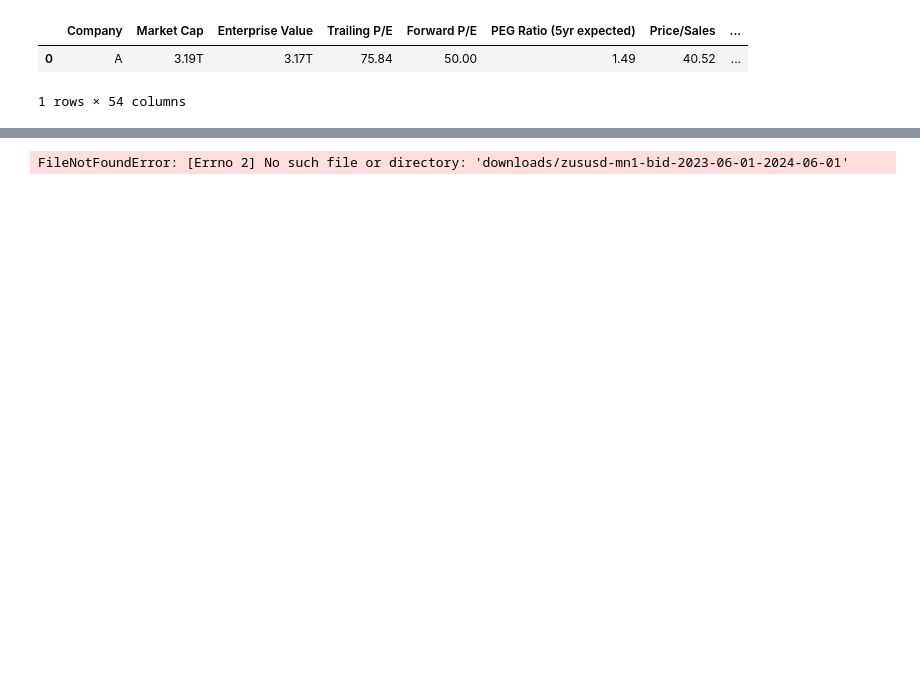
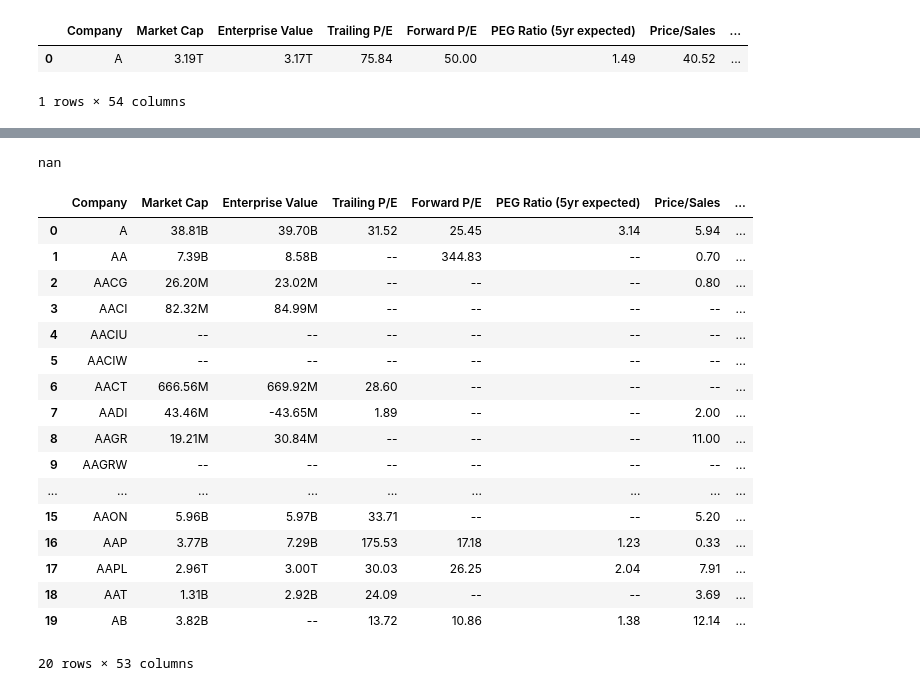
Before and after one commit to DebraBeat/stock_project, a Jupyter notebook: stock_project.ipynb, the cells around one changed output, grey strips where cells are left out. Saved outputs shown, nothing was run; the diff lists cells and outputs as text; code cells hidden in the pictures; blank space fills up the shorter version.

Commit message:
Consolidated all stock price data into single (long form) DataFrame Wrote method to convert string format of dollars from yfinance into int

```diff
--- a/stock_project.ipynb
+++ b/stock_project.ipynb
@@ -304,4 +281,0 @@ npx dukascopy-node -i rumususd -f
-# %%
-df = pd.read_csv('downloads/zususd-mn1-bid-2023-06-01-2024-06-01')
-# %% [output]
-FileNotFoundError: [Errno 2] No such file or directory: 'downloads/zususd-mn1-bid-2023-06-01-2024-06-01'
@@ -307,0 +305,59 @@ FileNotFoundError: [Errno 2] No such file or directory: 'downloads/zususd-mn1-bi
+# %%
+def string_to_dollar(value: str) -> int:
+  pre_decimal = 0
+  post_decimal = 0
+  figures = {'K': 1000,
+             'M': 1000000,
+             'B': 1000000000,
+             'T': 1000000000000}
+  i = 0
+  j = 1
+
+  while i < len(value) and value[i].isnumeric():
+    pre_decimal = pre_decimal * 10 + int(value[i])
+    i += 1
+
+  while i < len(value) and not value[i].isalpha():
+    if value[i].isnumeric():
+      post_decimal += int(value[i]) / 10**j
+      j += 1
+    i += 1
+
+  if pre_decimal + post_decimal == 0:
+    return np.NaN
+
+  return (pre_decimal + post_decimal) * figures[value[i]]
+
+# TEST CASES:
+# print(string_to_dollar('666.56K')) Random one with K instead of M
+# print(string_to_dollar('38.81B')) A
+# print(string_to_dollar('7.39B')) AA
+# print(string_to_dollar('666.56M')) AACT
+# print(string_to_dollar('2.96T')) AAPL
+# print(string_to_dollar('--')) None fetched / avaliable
+# %% [output]
+nan
+# %%
+df = pd.read_csv('df.csv', index_col=0)
+df.drop(columns=['Unnamed: 0', 'Unnamed: 11'], inplace=True)
+df = df.convert_dtypes()
+df.head(20)
+# %% [output]
+|  | Company | Market Cap | Enterprise Value | Trailing P/E | Forward P/E | PEG Ratio (5yr expected) | Price/Sales | ... |
+| 0 | A | 38.81B | 39.70B | 31.52 | 25.45 | 3.14 | 5.94 | ... |
+| 1 | AA | 7.39B | 8.58B | -- | 344.83 | -- | 0.70 | ... |
+| 2 | AACG | 26.20M | 23.02M | -- | -- | -- | 0.80 | ... |
+| 3 | AACI | 82.32M | 84.99M | -- | -- | -- | -- | ... |
+| 4 | AACIU | -- | -- | -- | -- | -- | -- | ... |
+| 5 | AACIW | -- | -- | -- | -- | -- | -- | ... |
+| 6 | AACT | 666.56M | 669.92M | 28.60 | -- | -- | -- | ... |
+| 7 | AADI | 43.46M | -43.65M | 1.89 | -- | -- | 2.00 | ... |
+| 8 | AAGR | 19.21M | 30.84M | -- | -- | -- | 11.00 | ... |
+| 9 | AAGRW | -- | -- | -- | -- | -- | -- | ... |
+| ... | ... | ... | ... | ... | ... | ... | ... | ... |
+| 15 | AAON | 5.96B | 5.97B | 33.71 | -- | -- | 5.20 | ... |
+| 16 | AAP | 3.77B | 7.29B | 175.53 | 17.18 | 1.23 | 0.33 | ... |
+| 17 | AAPL | 2.96T | 3.00T | 30.03 | 26.25 | 2.04 | 7.91 | ... |
+| 18 | AAT | 1.31B | 2.92B | 24.09 | -- | -- | 3.69 | ... |
+| 19 | AB | 3.82B | -- | 13.72 | 10.86 | 1.38 | 12.14 | ... |
+20 rows × 53 columns
```
Also changed, not shown: parts of 6 cells of this notebook.
